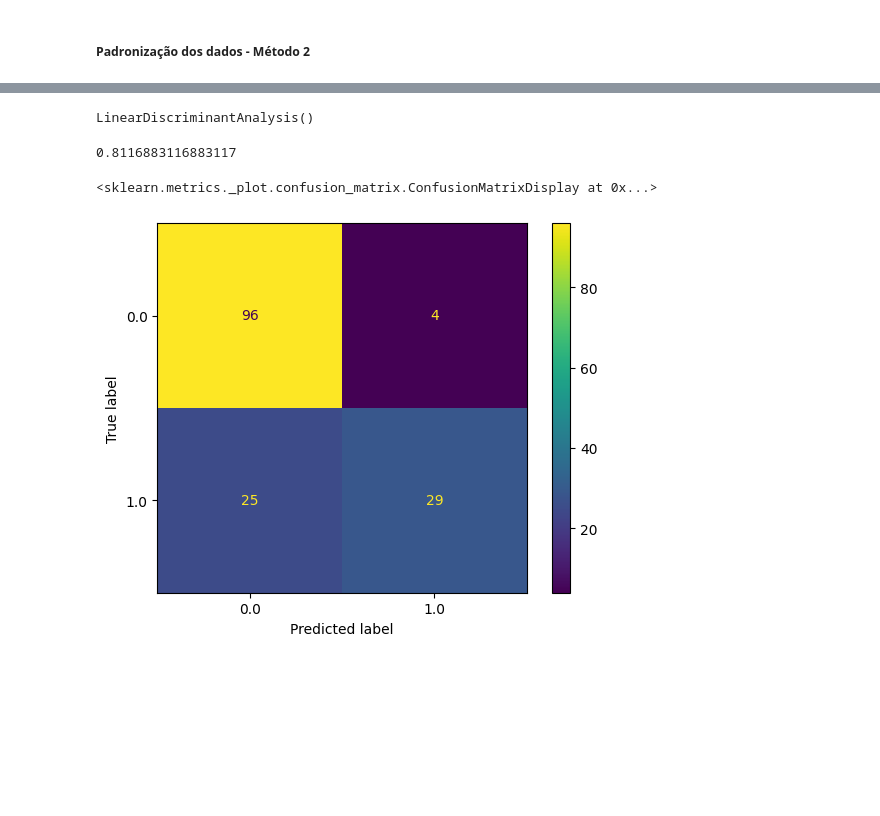
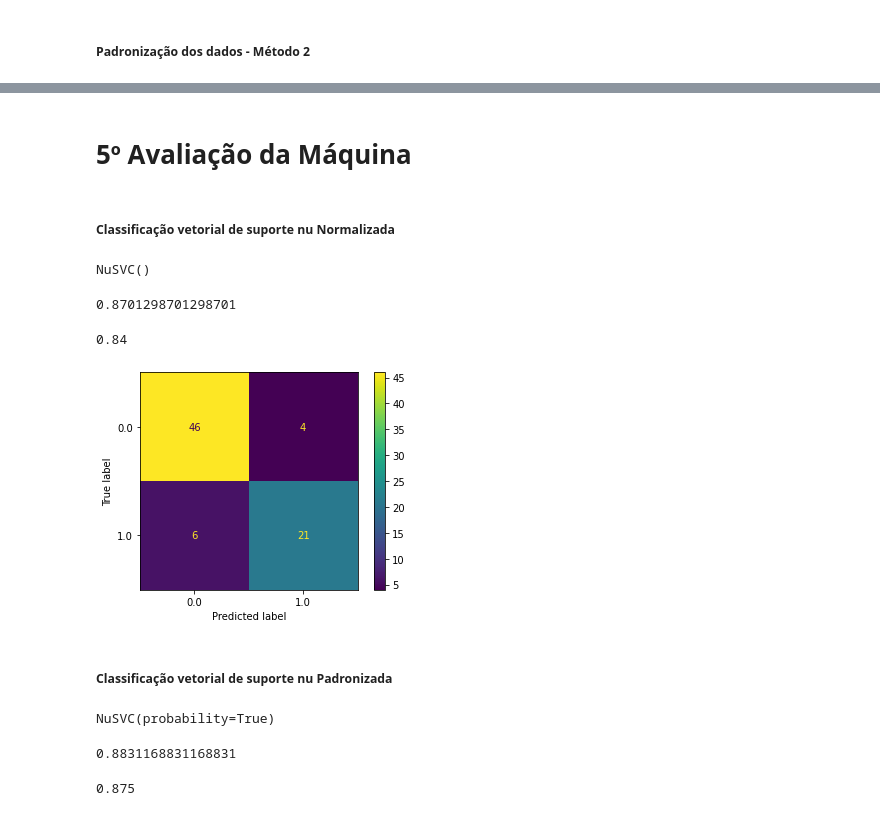
Before and after one commit to xkayo32/ML-Diabetes, a Jupyter notebook: main.ipynb, the cells around one changed output, grey strips where cells are left out. Drawn from its saved outputs; the diff is of its cells as text; code cells hidden in the pictures; blank space fills up the shorter version.

```diff
--- a/main.ipynb
+++ b/main.ipynb
@@ -250,0 +274,4 @@ Treinamento dos dados tratados com normalização e padronização
+# %%
+dataframe_rescaled = pd.DataFrame(normal_rescaled)
+dataframe_rescaled.rename(columns={0:'preg',1:	'plas',2:	'pres',3	:'skin',4	:'test',	5:'mass',	6:'pedi',	7:'age'},inplace=True)
+dataframe_rescaled
@@ -250,0 +299,3 @@ Treinamento dos dados tratados com normalização e padronização
+# %%
+seleccao_var = VarianceThreshold(threshold=0.025459227286870927)
+X_novo2 = seleccao_var.fit_transform(dataframe_rescaled)
@@ -251,2 +333,6 @@ Treinamento dos dados tratados com normalização e padronização
 # %%
-X_treinamento_n,X_teste_n,y_treinamento_n,y_teste_n = train_test_split(normal_rescaled,y,test_size=0.2,stratify=y,random_state=60) # Normalizada
+X_treinamento_n,X_teste_n,y_treinamento_n,y_teste_n = train_test_split(X_novo2,y,test_size=0.1,stratify=y,random_state=39) # Normalizada, usando o stratify
+clf = LazyClassifier(verbose=0, ignore_warnings=True, custom_metric=None)
+modelo, predictions = clf.fit(
+    X_treinamento_n, X_teste_n, y_treinamento_n, y_teste_n)
+modelo
@@ -279,10 +406,9 @@ modelo
+# %% [markdown]
+# 5º Avaliação da Máquina
+# %% [markdown]
+##### Classificação vetorial de suporte nu **Normalizada**
 # %%
-lda = LinearDiscriminantAnalysis()
-lda.fit(X_treinamento_n,y_treinamento_n)
+nu_svc = NuSVC()
+nu_svc.fit(X_treinamento_n,y_treinamento_n)
 # %% [output]
-LinearDiscriminantAnalysis()
+NuSVC()
-# %%
-lda_previsores = lda.predict(X_teste_n)
-accuracy_score(lda_previsores,y_teste_n)
-# %% [output]
-0.8116883116883117
@@ -289,5 +417,28 @@ accuracy_score(lda_previsores,y_teste_n)
+# %%
+accuracy_score(y_teste_n,nu_predict)
+# %% [output]
+0.8701298701298701
+# %%
+precision_score(y_teste_n,nu_predict)
+# %% [output]
+0.84
 # %%
-plot_confusion_matrix(lda,X_teste_n,y_teste_n)
+plot_confusion_matrix(nu_svc,X_teste_n,y_teste_n);
 # %% [output]
-<sklearn.metrics._plot.confusion_matrix.ConfusionMatrixDisplay at 0x...>
-[figure, old version]
+[figure, new version]
+# %% [markdown]
+##### Classificação vetorial de suporte nu **Padronizada**
+# %%
+nu_svc_p = NuSVC(probability=True)
+nu_svc_p.fit(X_treinamento_p,y_treinamento_p)
+# %% [output]
+NuSVC(probability=True)
+# %%
+nu_predict_p = nu_svc_p.predict(X_teste_p)
+accuracy_score(y_teste_p,nu_predict_p)
+# %% [output]
+0.8831168831168831
+# %%
+precision_score(y_teste_p,nu_predict_p)
+# %% [output]
+0.875
```
Also changed, not shown: parts of 34 cells of this notebook.
